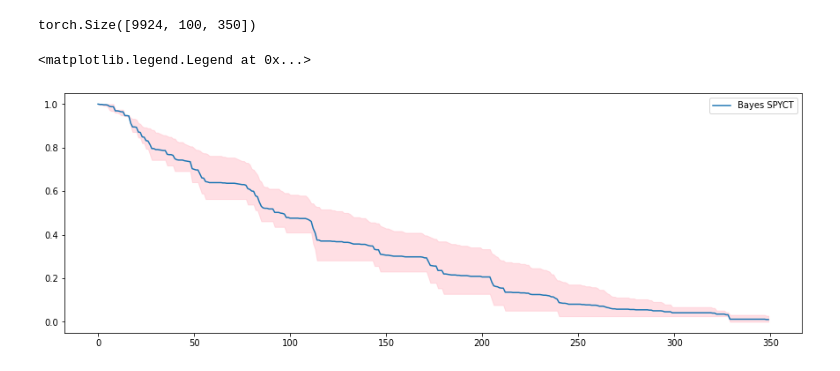
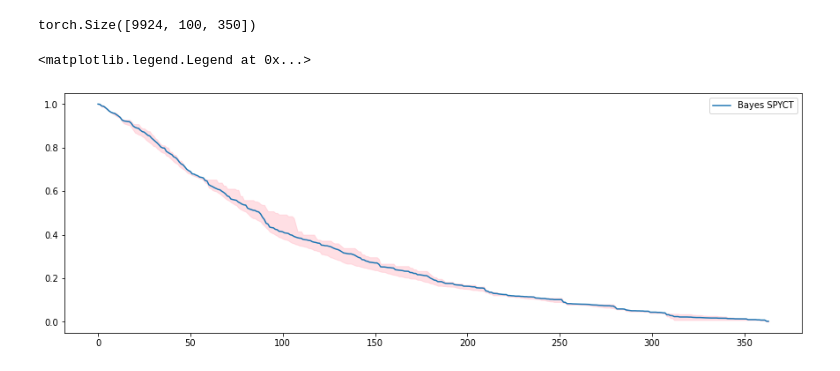
Before and after one commit to viksa98/variational_spyct, a Jupyter notebook: notebooks/02_hecat_dataset.ipynb, the cells around one changed output. Cells and saved outputs as stored; diff of their text form; code cells hidden in the pictures.

```diff
--- a/notebooks/02_hecat_dataset.ipynb
+++ b/notebooks/02_hecat_dataset.ipynb
@@ -13,5 +14,4 @@ import torch
 path = os.path.join(os.getcwd(), '../data/raw')
 filename = 'BO_truncated_mso_2018.pcl'
 data = ReducedDataset(path, filename)
-rsf = data.rsf_dataset(to_pcl=False)
-X_train, T_train, E_train, X_test, T_test, E_test = data.rsf_split(to_pcl=False)
+X_train, X_test, y_train, y_test = data.get_tensors()
@@ -18,2 +19,0 @@ X_train, T_train, E_train, X_test, T_test, E_test = data.rsf_split(to_pcl=False)
-# %%
-X_train, T_train, E_train, X_test, T_test, E_test = torch.Tensor(X_train.values), torch.tensor(T_train), E_train, torch.Tensor(X_test.values), torch.tensor(T_test), E_test
@@ -43,3 +20,3 @@ target_spyct_test = torch.Tensor(target_spyct_test)
-# %%
-bayes_spyct = model.Spyct(bs=64)
-bayes_spyct.fit(X_train, target_spyct_train)
+# %%
+bayes_spyct = VSpyct(bs=64, max_depth=3, epochs=200, lr=0.0001)
+bayes_spyct.fit(X_train, y_train, clustering_data=torch.cat((X_train, y_train), 1))
@@ -57,16 +86,16 @@ torch.Size([9924, 100, 350])
 # %%
 import matplotlib.pyplot as plt
 
-i = 1
+i = 2
 plt.figure(figsize=(15,5))
 plt.plot(preds_bayes[i, :, :].mean(axis=0), label='Bayes SPYCT')
 
 percentiles_10 = torch.quantile(preds_bayes[i, :, :], 0.1, axis=0)
 percentiles_90 = torch.quantile(preds_bayes[i, :, :], 0.9, axis=0)
 
 # Plot the shaded area between the 10th and 90th percentiles
 plt.fill_between(range(preds_bayes.shape[-1]), percentiles_10, percentiles_90, color='pink', alpha=0.5)
 plt.legend()
 # %% [output]
 <matplotlib.legend.Legend at 0x...>
-[figure, old version]
+[figure, new version]
```
Also changed, not shown: parts of 34 cells of this notebook, 6 other files.
